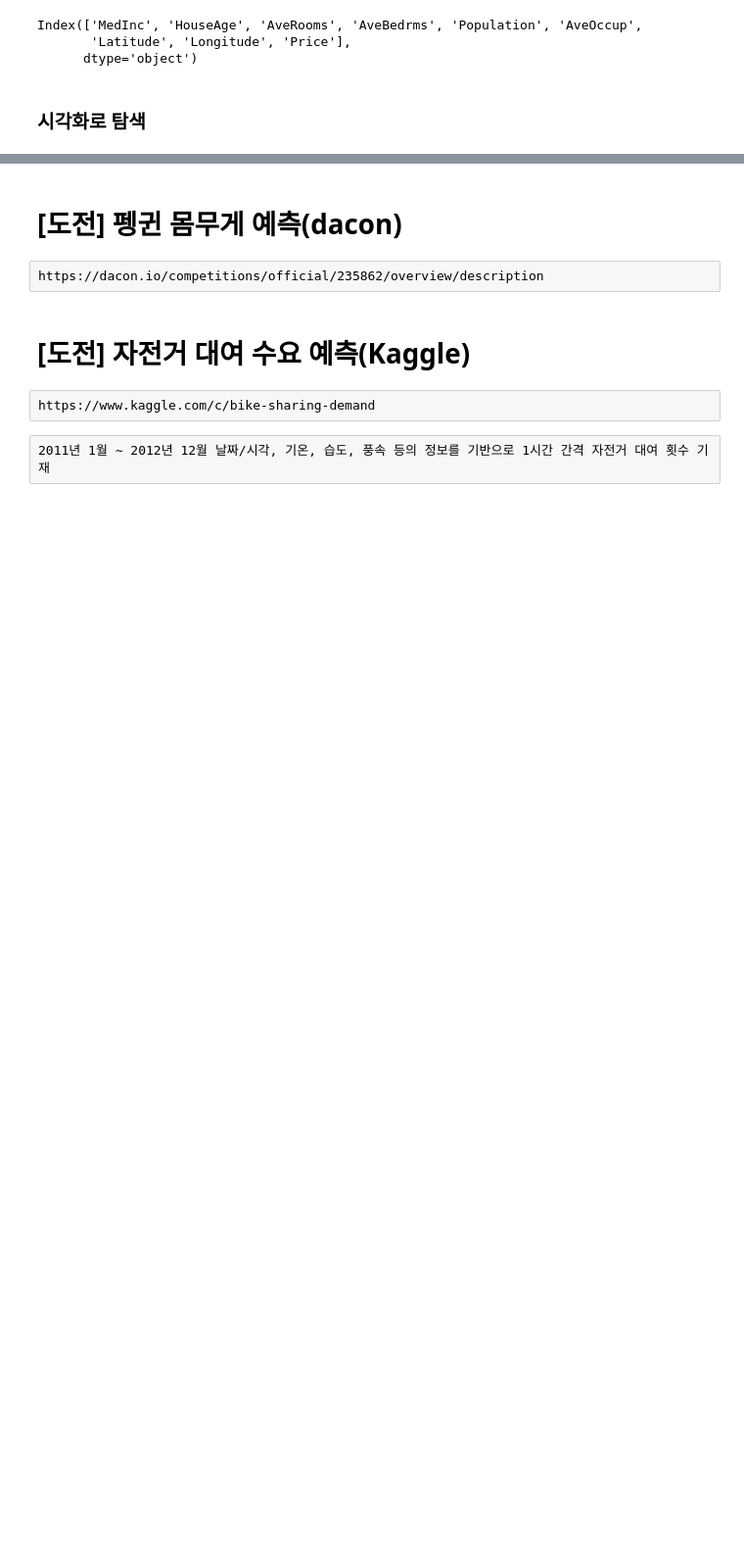
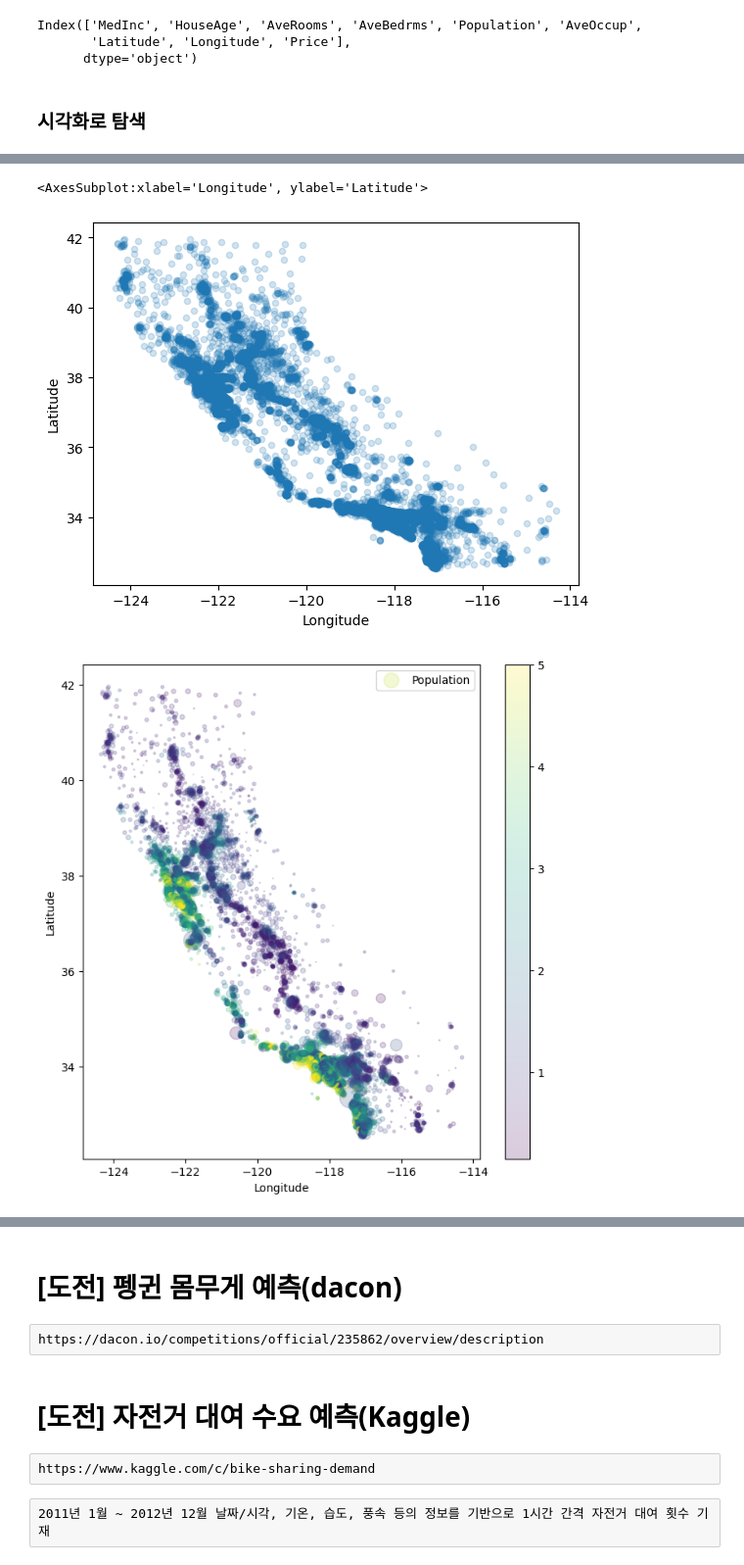
Before and after one commit to Atopiano/pythonbasic, a Jupyter notebook: Machine Learning/220.0. 다중선형회귀.ipynb, the cells around one changed output, grey strips where cells are left out. Shown at 98% size. Cells and saved outputs as stored; diff of their text form; code cells hidden in the pictures; blank space fills up the shorter version.

```diff
--- a/Machine Learning/220.0. 다중선형회귀.ipynb
+++ b/Machine Learning/220.0. 다중선형회귀.ipynb
@@ -572,7 +746,15 @@ Index(['MedInc', 'HouseAge', 'AveRooms', 'AveBedrms', 'Population', 'AveOccup',
 #pairplot 시각화
 # %%
 # 위경도 데이터 시각화
+housing_df.plot(kind='scatter', x='Longitude', y='Latitude', alpha=0.2);
 
 # 위경도 정보에 따라 블록별로 산점도를 그리되 거주 인구수에 비례하게 점의 크기를 정하고, 주택 가격에 따라 점의 색깔을 다르게 한다
+housing_df.plot(kind='scatter', x='Longitude', y='Latitude', alpha=0.2,\
+                s=housing_df['Population']/100, c=housing_df['Price'], cmap=plt.get_cmap('viridis'),
+               figsize=(8, 8), label='Population')
+# %% [output]
+<AxesSubplot:xlabel='Longitude', ylabel='Latitude'>
+[figure, added]
+[figure, added]
 # %%
 # 상관 계수 히트맵
```
Also changed, not shown: parts of 29 cells of this notebook, 4 other files.
